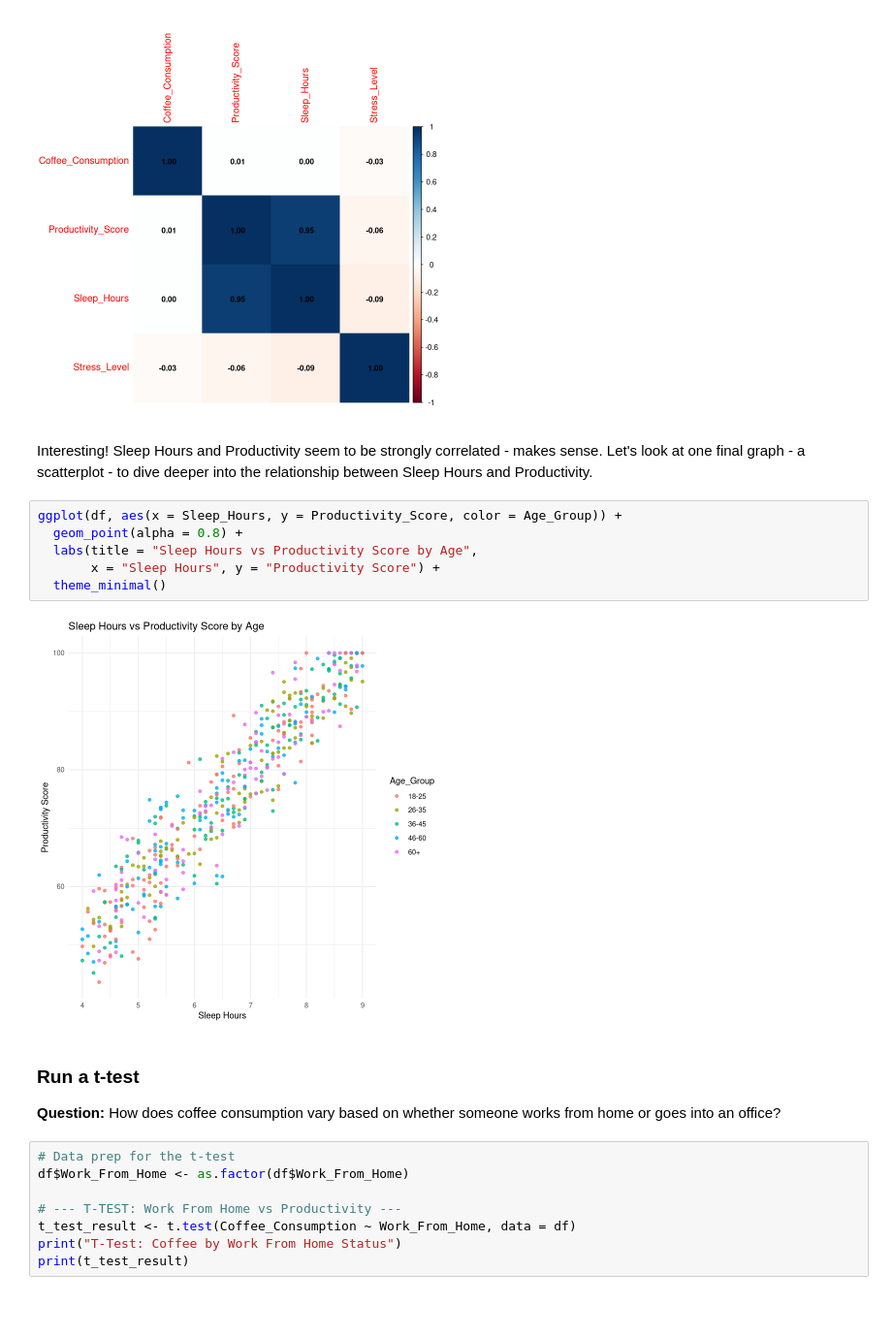
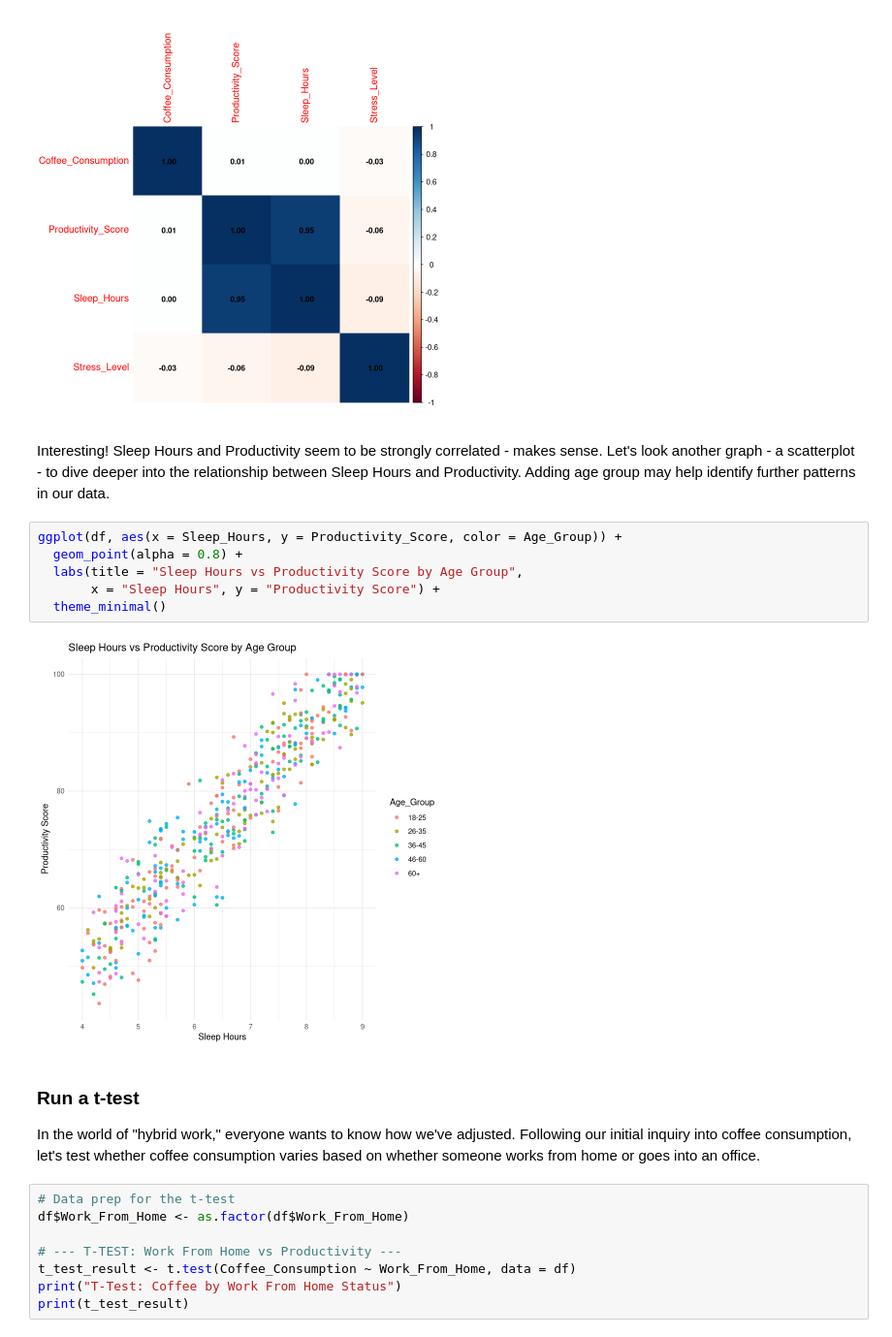
Before and after one commit to rachelnisbet/Educate2025_Coffee, a Jupyter notebook: coffee_comparison_R.ipynb, the cells around one changed output. Shown at 97% size. Drawn from its saved outputs; the diff is of its cells as text; blank space fills up the shorter version.

```diff
--- a/coffee_comparison_R.ipynb
+++ b/coffee_comparison_R.ipynb
@@ -88,18 +112,18 @@ Sleep_Hours         -0.08732072
 Stress_Level         1.00000000
 [figure]
 # %% [markdown]
-Interesting! Sleep Hours and Productivity seem to be strongly correlated - makes sense. Let's look at one final graph - a scatterplot - to dive deeper into the relationship between Sleep Hours and Productivity.
+Interesting! Sleep Hours and Productivity seem to be strongly correlated - makes sense. Let's look another graph - a scatterplot - to dive deeper into the relationship between Sleep Hours and Productivity. Adding age group may help identify further patterns in our data.
 # %%
 ggplot(df, aes(x = Sleep_Hours, y = Productivity_Score, color = Age_Group)) +
   geom_point(alpha = 0.8) +
-  labs(title = "Sleep Hours vs Productivity Score by Age",
+  labs(title = "Sleep Hours vs Productivity Score by Age Group",
        x = "Sleep Hours", y = "Productivity Score") +
   theme_minimal()
 # %% [output]
-[figure, old version]
+[figure, new version]
 # %% [markdown]
 ### Run a t-test
-**Question:** How does coffee consumption vary based on whether someone works from home or goes into an office?
+In the world of "hybrid work," everyone wants to know how we've adjusted. Following our initial inquiry into coffee consumption, let's test whether coffee consumption varies based on whether someone works from home or goes into an office.
 # %%
 # Data prep for the t-test
 df$Work_From_Home <- as.factor(df$Work_From_Home)
```
Also changed, not shown: parts of 10 cells of this notebook, 2 other files.
